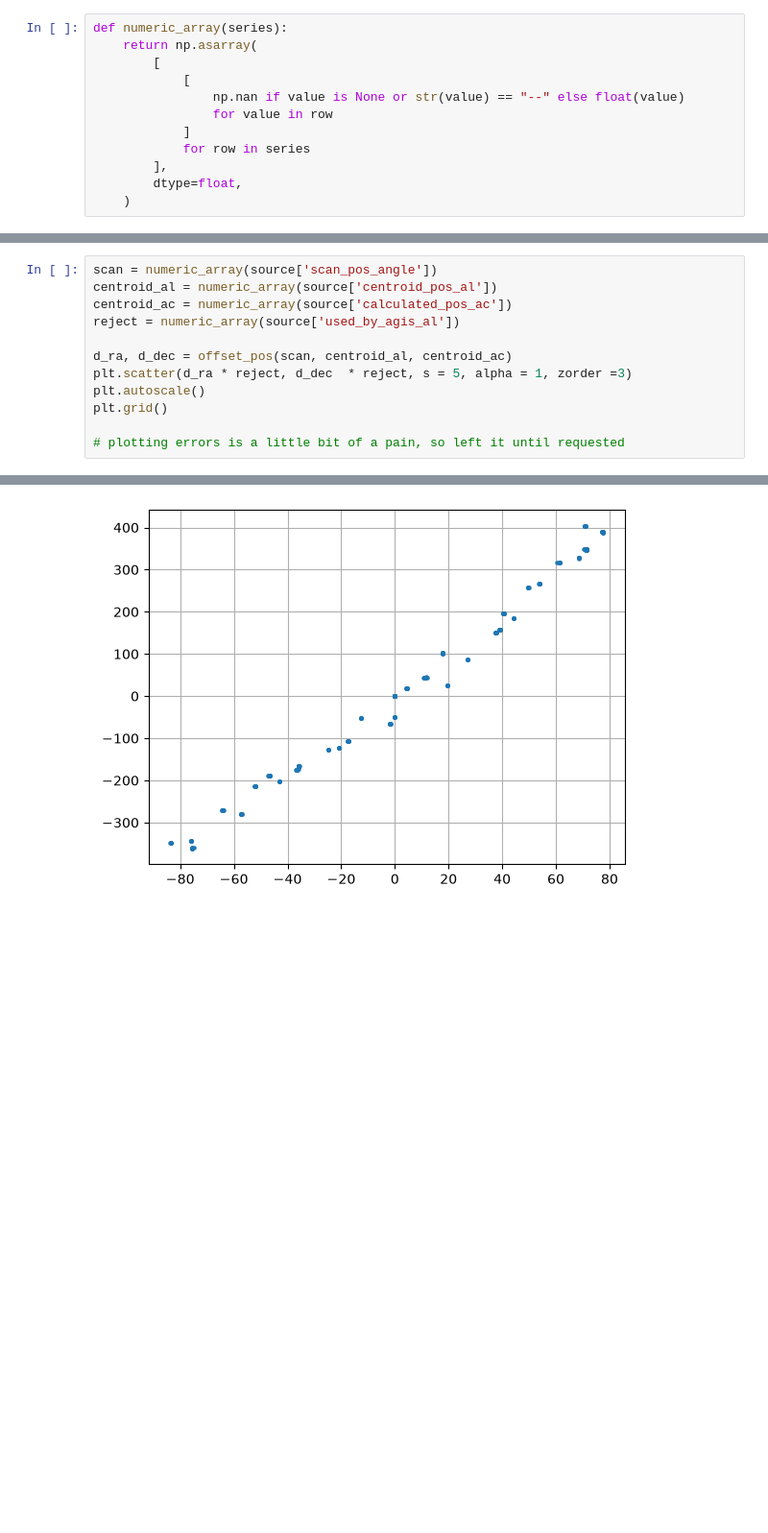
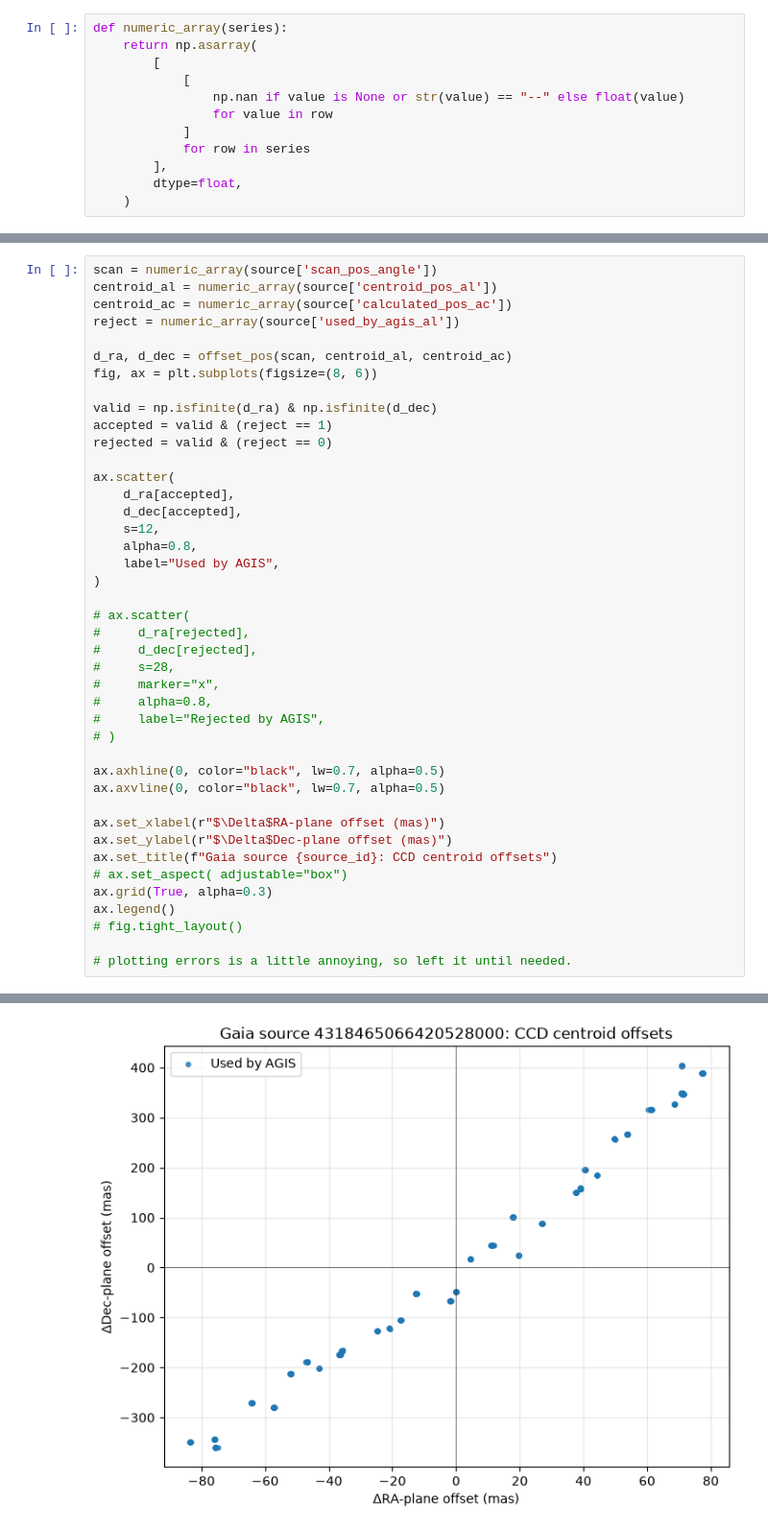
Before and after one commit to pedrodoesphysics/CASTY-Compression-for-Astrometry, a Jupyter notebook: SkyPlot_clean.ipynb, the cells around one changed output, grey strips where cells are left out. Shown at 96% size. Cells and saved outputs as stored; diff of their text form; blank space fills up the shorter version.

Commit message:
Refactor code structure for improved readability and maintainability + incuded uncertainty bars onto residual plot

```diff
--- a/SkyPlot_clean.ipynb
+++ b/SkyPlot_clean.ipynb
@@ -152,9 +89,39 @@ centroid_ac = numeric_array(source['calculated_pos_ac'])
 reject = numeric_array(source['used_by_agis_al'])
 
 d_ra, d_dec = offset_pos(scan, centroid_al, centroid_ac)
-plt.scatter(d_ra * reject, d_dec  * reject, s = 5, alpha = 1, zorder =3)
-plt.autoscale()
-plt.grid()
+fig, ax = plt.subplots(figsize=(8, 6))
 
-# plotting errors is a little bit of a pain, so left it until requested
+valid = np.isfinite(d_ra) & np.isfinite(d_dec)
+accepted = valid & (reject == 1)
+rejected = valid & (reject == 0)
+
+ax.scatter(
+    d_ra[accepted],
+    d_dec[accepted],
+    s=12,
+    alpha=0.8,
+    label="Used by AGIS",
+)
+
+# ax.scatter(
+#     d_ra[rejected],
+#     d_dec[rejected],
+#     s=28,
+#     marker="x",
+#     alpha=0.8,
+#     label="Rejected by AGIS",
+# )
+
+ax.axhline(0, color="black", lw=0.7, alpha=0.5)
+ax.axvline(0, color="black", lw=0.7, alpha=0.5)
+
+ax.set_xlabel(r"$\Delta$RA-plane offset (mas)")
+ax.set_ylabel(r"$\Delta$Dec-plane offset (mas)")
+ax.set_title(f"Gaia source {source_id}: CCD centroid offsets")
+# ax.set_aspect( adjustable="box")
+ax.grid(True, alpha=0.3)
+ax.legend()
+# fig.tight_layout()
+
+# plotting errors is a little annoying, so left it until needed.
 # %% [output]
@@ -163 +129 @@ plt.grid()
-[figure, old version]
+[figure, new version]
```
Also changed, not shown: parts of 3 cells of this notebook, 1 other file.
